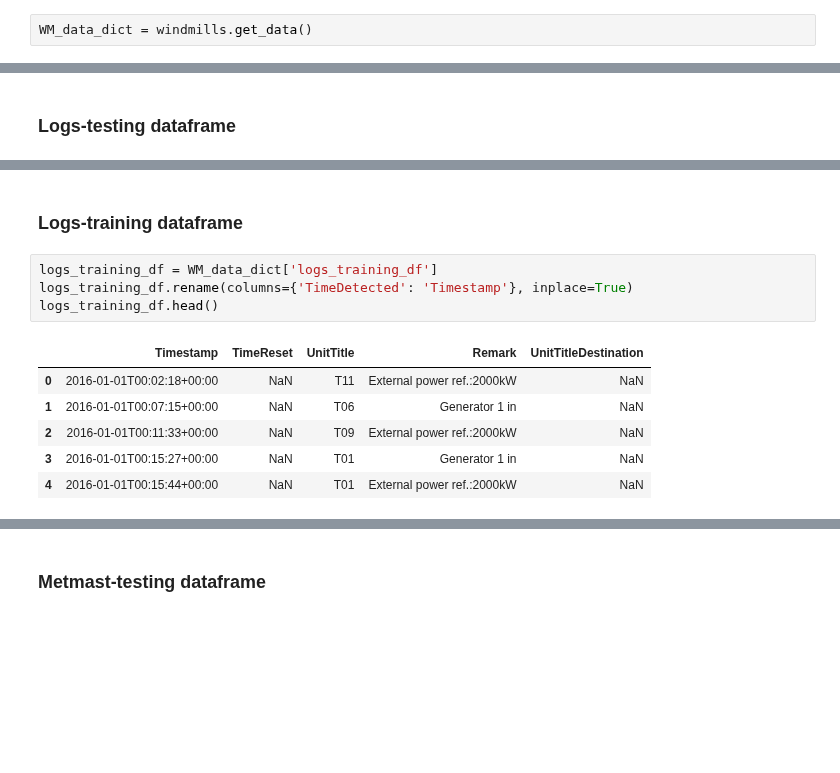
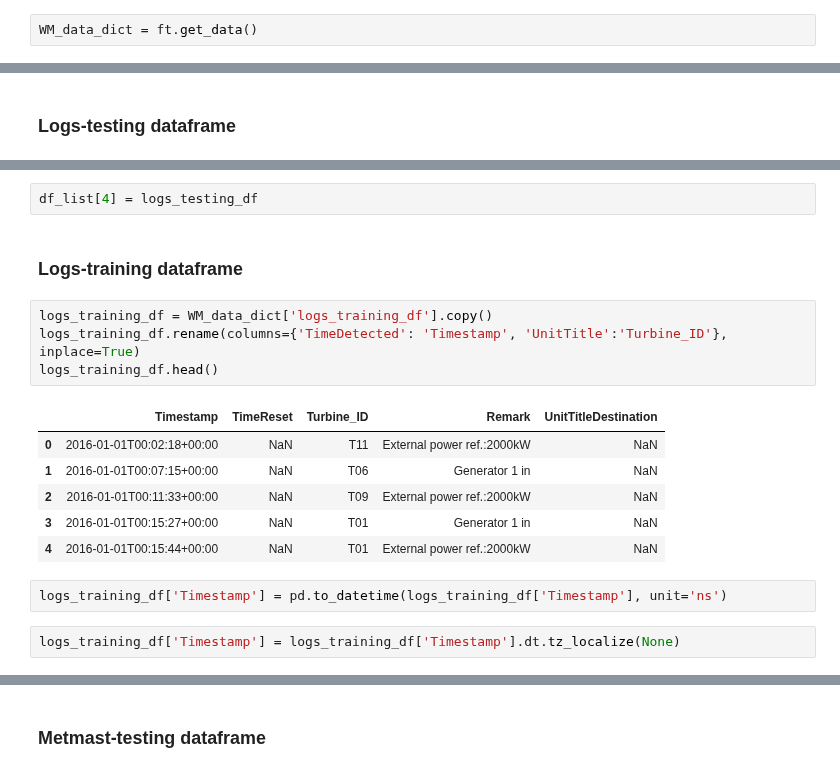
Before and after one commit to RicardoJPedro82/wmillfailprev, a Jupyter notebook: notebooks/Ricardo_exploration.ipynb, the cells around one changed output, grey strips where cells are left out. Drawn from its saved outputs; the diff is of its cells as text; blank space fills up the shorter version.

```diff
--- a/notebooks/Ricardo_exploration.ipynb
+++ b/notebooks/Ricardo_exploration.ipynb
@@ -13,7 +17,7 @@ import matplotlib.pyplot as plt
 # %% [markdown]
 ## Obtain data - Dict with DataSets
 # %%
-WM_data_dict = windmills.get_data()
+WM_data_dict = ft.get_data()
 # %%
 # obter a lista de dataframes e forma
 for i in WM_data_dict:
@@ -149,13 +166,19 @@ Timedelta('0 days 04:38:23')
+# %%
+df_list[4] = logs_testing_df
 # %% [markdown]
 ### Logs-training dataframe
 # %%
-logs_training_df = WM_data_dict['logs_training_df']
-logs_training_df.rename(columns={'TimeDetected': 'Timestamp'}, inplace=True)
+logs_training_df = WM_data_dict['logs_training_df'].copy()
+logs_training_df.rename(columns={'TimeDetected': 'Timestamp', 'UnitTitle':'Turbine_ID'}, inplace=True)
 logs_training_df.head()
 # %% [output]
-|  | Timestamp | TimeReset | UnitTitle | Remark | UnitTitleDestination |
+|  | Timestamp | TimeReset | Turbine_ID | Remark | UnitTitleDestination |
 | 0 | 2016-01-01T00:02:18+00:00 | NaN | T11 | External power ref.:2000kW | NaN |
 | 1 | 2016-01-01T00:07:15+00:00 | NaN | T06 | Generator 1 in | NaN |
 | 2 | 2016-01-01T00:11:33+00:00 | NaN | T09 | External power ref.:2000kW | NaN |
 | 3 | 2016-01-01T00:15:27+00:00 | NaN | T01 | Generator 1 in | NaN |
 | 4 | 2016-01-01T00:15:44+00:00 | NaN | T01 | External power ref.:2000kW | NaN |
+# %%
+logs_training_df['Timestamp'] = pd.to_datetime(logs_training_df['Timestamp'], unit='ns')
+# %%
+logs_training_df['Timestamp'] = logs_training_df['Timestamp'].dt.tz_localize(None)
```
Also changed, not shown: parts of 70 cells of this notebook, 1 other file.
